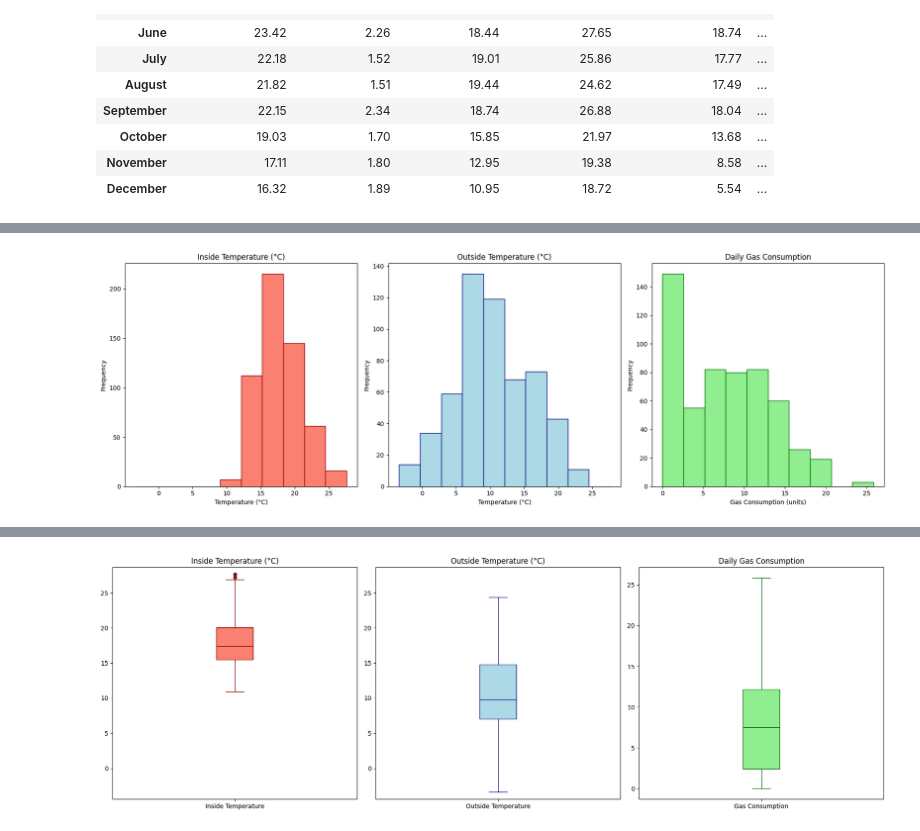
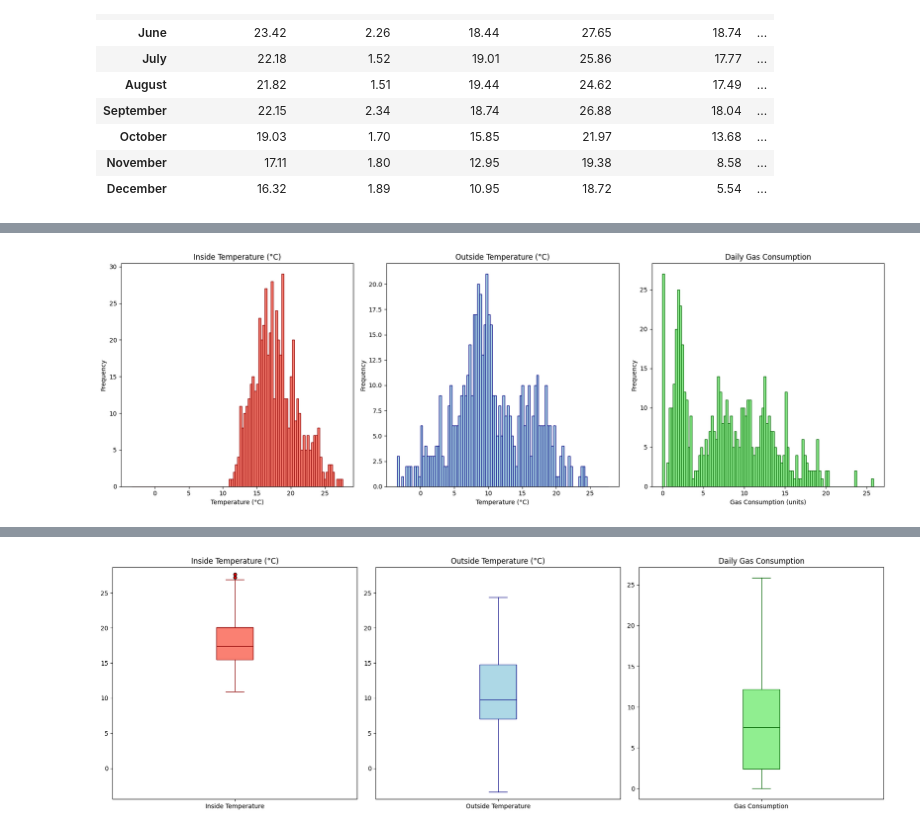
Before and after one commit to phipsrick/GA2024_1, a Jupyter notebook: weather_report/weather_report.ipynb, the cells around one changed output, grey strips where cells are left out. Drawn from its saved outputs; the diff is of its cells as text; code cells hidden in the pictures.

```diff
--- a/weather_report/weather_report.ipynb
+++ b/weather_report/weather_report.ipynb
@@ -216,34 +217,34 @@ here describe briefly the histograms and boxplots; adjust the bins for histogram
 # %%
 import matplotlib.pyplot as plt
 
 # First, determine the min and max values across both temperature columns to set a common x-axis range
 temp_min = min(df['inside temperature'].min(), df['temperature'].min())
 temp_max = max(df['inside temperature'].max(), df['temperature'].max())
 
 fig = plt.figure(figsize=(18, 6))
 
 # Histogram for inside temperature
 ax1 = fig.add_subplot(131)
-ax1.hist(df['inside temperature'].dropna(), bins=10, color='salmon', edgecolor='darkred', range=(temp_min, temp_max))
+ax1.hist(df['inside temperature'].dropna(), bins=100, color='salmon', edgecolor='darkred', range=(temp_min, temp_max))
 ax1.set_title('Inside Temperature (°C)')
 ax1.set_xlabel('Temperature (°C)')
 ax1.set_ylabel('Frequency')
 
 # Histogram for outside temperature
 ax2 = fig.add_subplot(132)
-ax2.hist(df['temperature'].dropna(), bins=10, color='lightblue', edgecolor='navy', range=(temp_min, temp_max))
+ax2.hist(df['temperature'].dropna(), bins=100, color='lightblue', edgecolor='navy', range=(temp_min, temp_max))
 ax2.set_title('Outside Temperature (°C)')
 ax2.set_xlabel('Temperature (°C)')
 ax2.set_ylabel('Frequency')
 
 # Histogram for daily gas difference
 ax3 = fig.add_subplot(133)
-ax3.hist(df['daily_gas_difference'].dropna(), bins=10, color='lightgreen', edgecolor='darkgreen')
+ax3.hist(df['daily_gas_difference'].dropna(), bins=100, color='lightgreen', edgecolor='darkgreen')
 ax3.set_title('Daily Gas Consumption')
 ax3.set_xlabel('Gas Consumption (units)')
 ax3.set_ylabel('Frequency')
 
 plt.tight_layout()
 plt.show()
 # %% [output]
-[figure, old version]
+[figure, new version]
```
Also changed, not shown: parts of 19 cells of this notebook.
